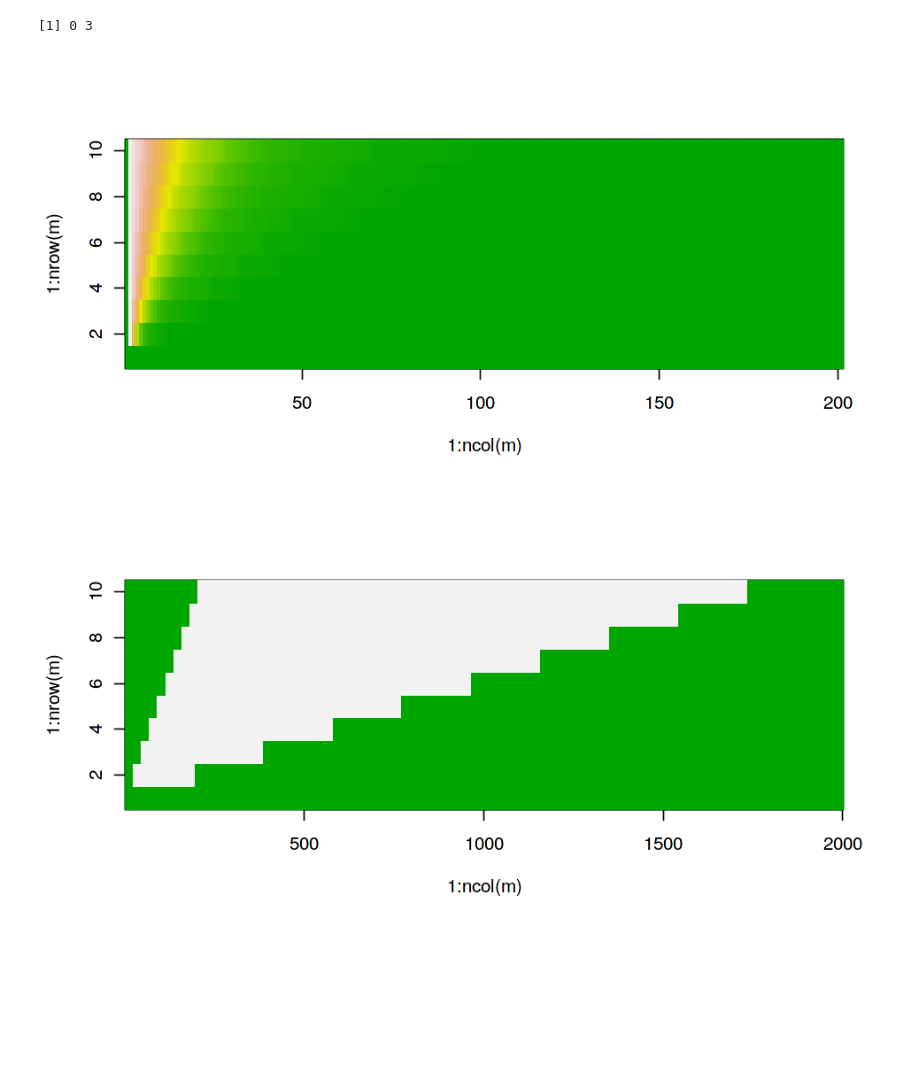
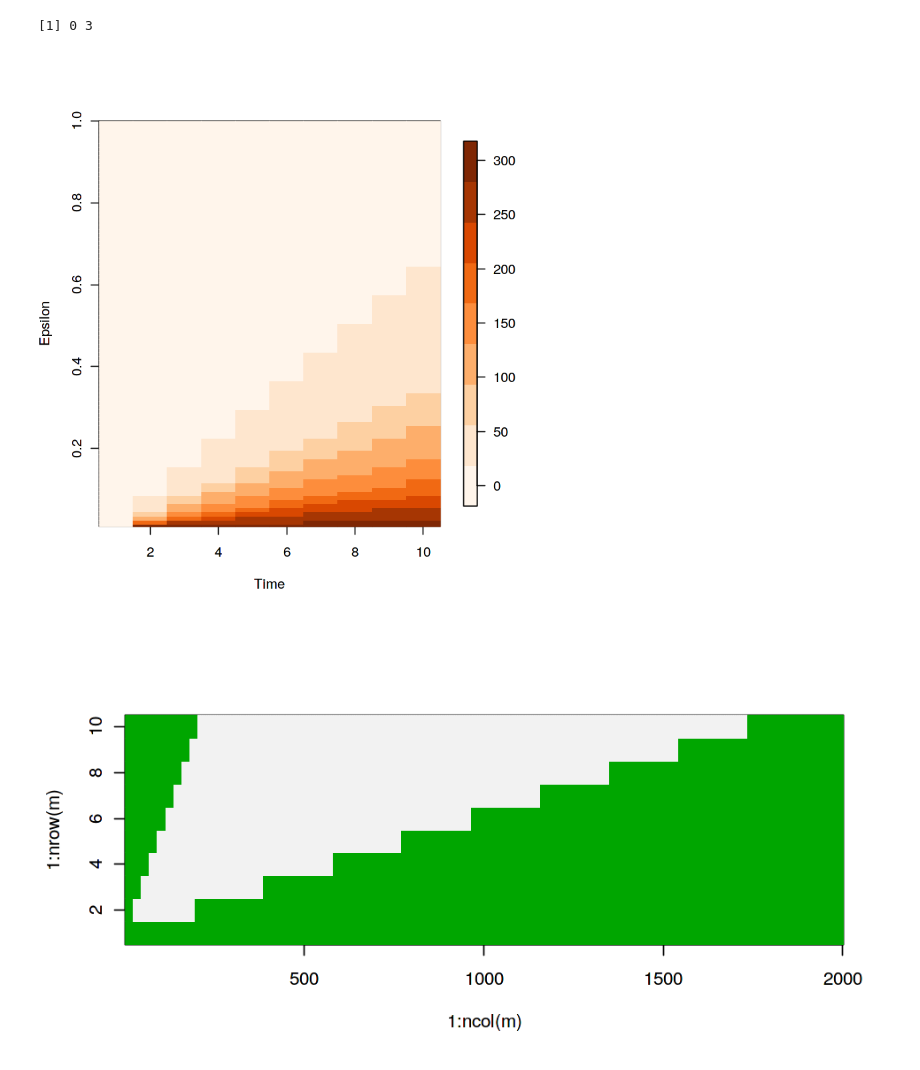
Before and after one commit to zneronha/Fall2018, a Jupyter notebook: RpsrTimeVaryingTest.ipynb, the cells around one changed output. Saved outputs shown, nothing was run; the diff lists cells and outputs as text; code cells hidden in the pictures; blank space fills up the shorter version.

```diff
--- a/RpsrTimeVaryingTest.ipynb
+++ b/RpsrTimeVaryingTest.ipynb
@@ -228,33 +231,36 @@ dim(dim0)
 [1] 0 3
 # %%
 q = c()
-gradation = 0.01
+deltaepsilon = 0.01
+maxepsilon = 1.0
 for (frame in seq(1,numtime)){
     homology2_code <- ripserDiag(getParticlePos(mat,frame), 1, 20)
     intervals = as.data.frame(homology2_code)
     dim0 = intervals[intervals$dimension==0,]
 
     binset = c()
-    for (i in seq(0,2,gradation)){
+    for (i in seq(0,maxepsilon,deltaepsilon)){
+        if (i == 0){
+            next
+        }
         if (dim(dim0)[1] == 0){
             binset = c(binset,0)
         }
         else{
-            log1 = (i-gradation)<dim0[3] & (i)>dim0[2]
+            log1 = (i-deltaepsilon)<dim0[3] & (i)>dim0[2]
             cellbin = sum(log1)
             binset = c(binset,cellbin)
         }
     }
     q = rbind(q,binset)
 }
-# %%
-options(repr.plot.width = 8, repr.plot.height = 4)
-rownames(q) <- paste("R", 1:10, sep="")
-colnames(q) <- paste("C", 1:201, sep="")
-m = q
-image(1:ncol(m), 1:nrow(m), t(m), col = terrain.colors(200), axes = TRUE)
-# %% [output]
-[figure, removed]
+# %%
+options(repr.plot.width = 6.2, repr.plot.height = 7)
+pal3 = brewer.pal(9,"Oranges")
+
+image.plot(1:nrow(m), 1:ncol(q)*deltaepsilon, q, col = pal3, axes = TRUE,xlab="Time",ylab="Epsilon",ylim=c(deltaepsilon,maxepsilon))
+# %% [output]
+[figure, added]
 # %%
 q = c()
 gradation = 0.01
```
Also changed, not shown: parts of 6 cells of this notebook.
